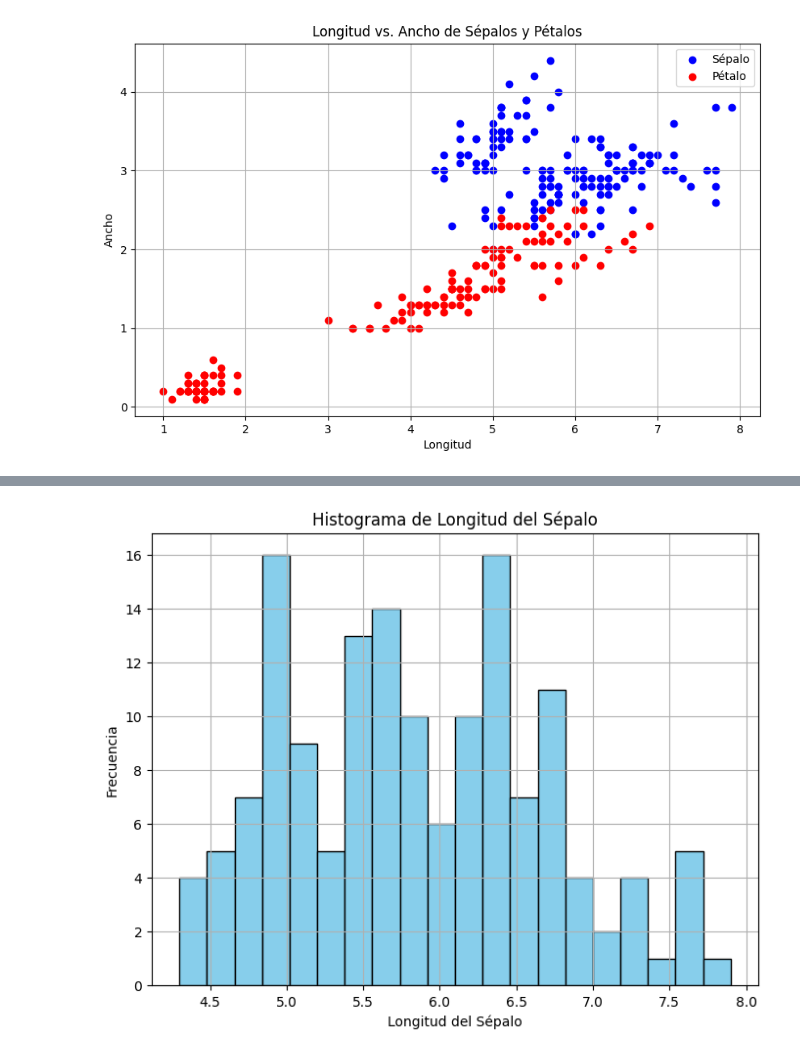
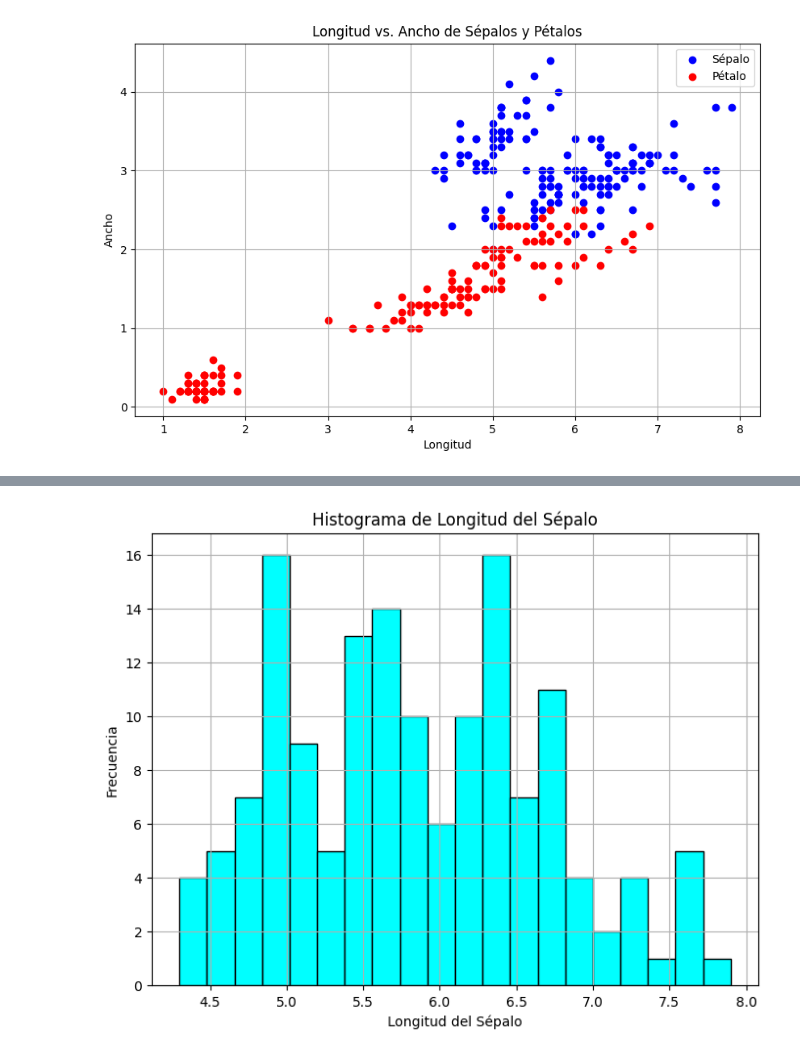
Before and after one commit to AxelCHCR/Semestre-VII, a Jupyter notebook: Inteligencia Artificial/Tareas/Tarea 2/Tarea2.ipynb, the cells around one changed output, grey strips where cells are left out. Saved outputs shown, nothing was run; the diff lists cells and outputs as text; code cells hidden in the pictures.

```diff
--- a/Inteligencia Artificial/Tareas/Tarea 2/Tarea2.ipynb
+++ b/Inteligencia Artificial/Tareas/Tarea 2/Tarea2.ipynb
@@ -1,10 +1,15 @@
 # %%
 #### Inicio de la lectura de datos
 import pandas as pd
-
+from sklearn.model_selection import train_test_split
+import matplotlib.pyplot as plt
+import numpy as np
+from collections import Counter
+from sklearn.metrics import confusion_matrix, accuracy_score
+import seaborn as sns
 dataset = "IRIS.csv"
-datos_iris = pd.read_csv(dataset)
-print(datos_iris.head(5))
+iris_data = pd.read_csv(dataset)
+print(iris_data.head(5))
 # %% [output]
    sepal_length  sepal_width  petal_length  petal_width      species
 0           5.1          3.5           1.4          0.2  Iris-setosa
@@ -31,13 +49,13 @@ plt.show()
 # %%
 # Crear un histograma para la longitud del sépalo
 plt.figure(figsize=(8, 6))
-plt.hist(datos_iris['sepal_length'], bins=20, color='skyblue', edgecolor='black')
+plt.hist(iris_data['sepal_length'], bins=20, color='cyan', edgecolor='black')
 plt.xlabel('Longitud del Sépalo')
 plt.ylabel('Frecuencia')
 plt.title('Histograma de Longitud del Sépalo')
 plt.grid(True)
 
 # Mostrar el histograma
 plt.show()
 # %% [output]
-[figure, old version]
+[figure, new version]
```
Also changed, not shown: parts of 8 cells of this notebook, 2 other files.
